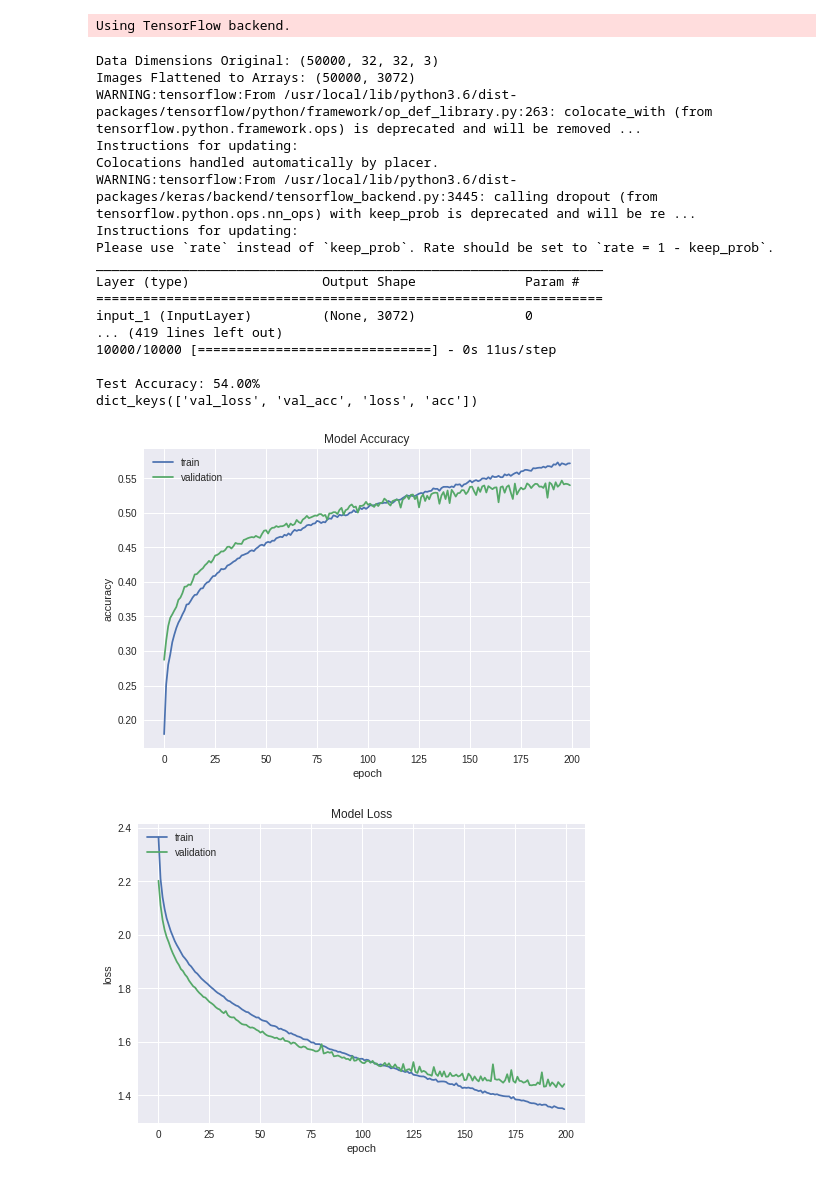
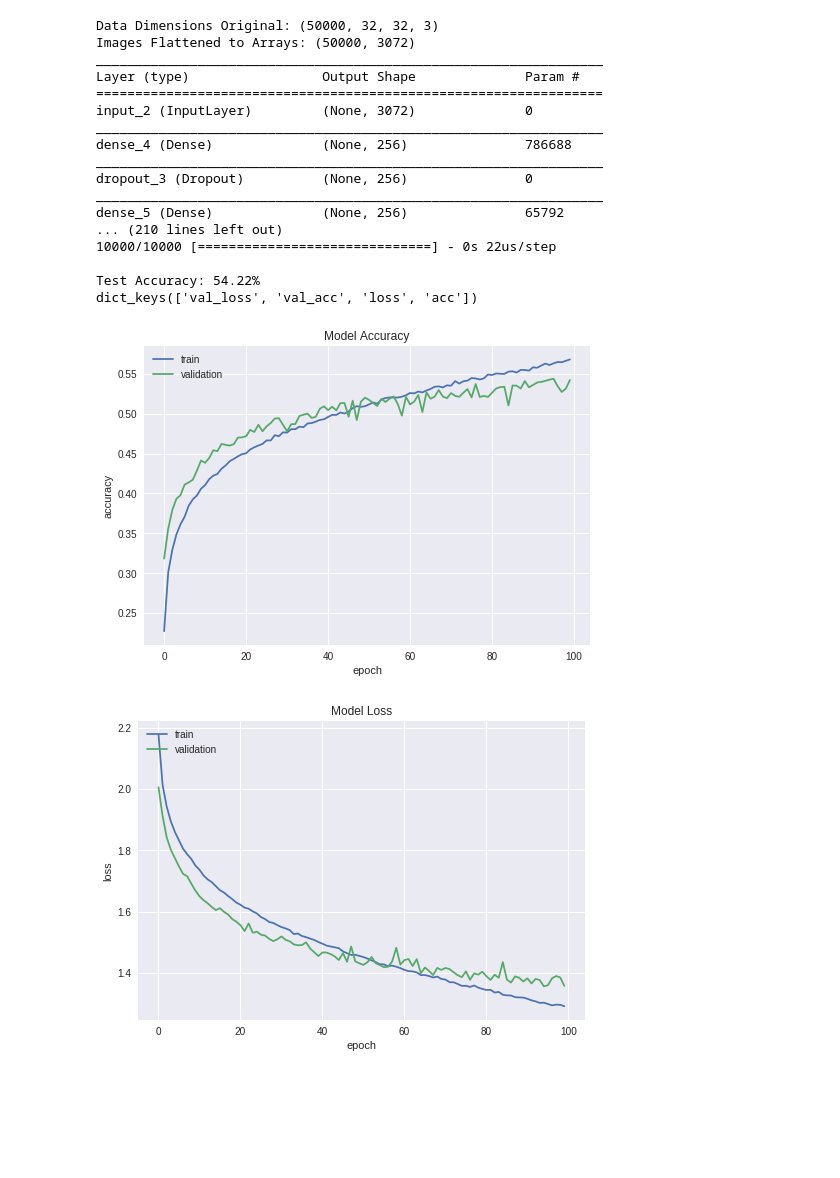
Before and after one commit to henritomas/-CoE197-Z-Tomas-DL-Experiments, a Jupyter notebook: [COE_197_Z]_My_3_Layer_MLP_on_CIFAR_10.ipynb, the cells around one changed output. Cells and saved outputs as stored; diff of their text form; code cells hidden in the pictures; blank space fills up the shorter version.

```diff
--- a/[COE_197_Z]_My_3_Layer_MLP_on_CIFAR_10.ipynb
+++ b/[COE_197_Z]_My_3_Layer_MLP_on_CIFAR_10.ipynb
@@ -56,10 +55,10 @@ print("Images Flattened to Arrays: {}".format(x_train.shape))
 
 #Network Parameters
 input_dim = (img_array,) #Required na tuple yung dimensions, eh array
-batch_size = 512
-epochs = 200
+batch_size = 128
+epochs = 100
 
-hidden_units = 512
+hidden_units = 256
 dropout = 0.3
 kernel_regularizer = l2(0.0001)
 
@@ -90,50 +89,49 @@ model.compile(loss='categorical_crossentropy',
 
 #Train the model with input images and labels
 history = model.fit(x_train, y_train,
           validation_data=(x_test, y_test),
           epochs=epochs,
           batch_size=batch_size)
 
 #Final Accuracy on Test Data Set
 scores = model.evaluate(x_test, y_test, batch_size=batch_size)
 print("\nTest Accuracy: %.2f%%" % (100.0 * scores[1]))
 
 #Plot validation vs training accuracy
 print(history.history.keys())
 plt.plot(history.history['acc'])
 plt.plot(history.history['val_acc'])
 plt.title('Model Accuracy')
 plt.ylabel('accuracy')
 plt.xlabel('epoch')
 plt.legend(['train', 'validation'], loc='upper left')
 plt.show()
 
 #Plot validation vs training loss
 plt.plot(history.history['loss'])
 plt.plot(history.history['val_loss'])
 plt.title('Model Loss')
 plt.ylabel('loss')
 plt.xlabel('epoch')
 plt.legend(['train', 'validation'], loc='upper left')
 plt.show()
 # %% [output]
-Using TensorFlow backend.
+Data Dimensions Original: (50000, 32, 32, 3)
+Images Flattened to Arrays: (50000, 3072)
+_________________________________________________________________
+Layer (type)                 Output Shape              Param #
+=================================================================
+input_2 (InputLayer)         (None, 3072)              0
+_________________________________________________________________
+dense_4 (Dense)              (None, 256)               786688
+_________________________________________________________________
+dropout_3 (Dropout)          (None, 256)               0
+_________________________________________________________________
+dense_5 (Dense)              (None, 256)               65792
+... (210 lines left out)
+10000/10000 [==============================] - 0s 22us/step
+
+Test Accuracy: 54.22%
+dict_keys(['val_loss', 'val_acc', 'loss', 'acc'])
-Data Dimensions Original: (50000, 32, 32, 3)
-Images Flattened to Arrays: (50000, 3072)
-WARNING:tensorflow:From /usr/local/lib/python3.6/dist-packages/tensorflow/python/framework/op_def_library.py:263: colocate_with (from tensorflow.python.framework.ops) is deprecated and will be removed ...
-Instructions for updating:
-Colocations handled automatically by placer.
-WARNING:tensorflow:From /usr/local/lib/python3.6/dist-packages/keras/backend/tensorflow_backend.py:3445: calling dropout (from tensorflow.python.ops.nn_ops) with keep_prob is deprecated and will be re ...
-Instructions for updating:
-Please use `rate` instead of `keep_prob`. Rate should be set to `rate = 1 - keep_prob`.
-_________________________________________________________________
-Layer (type)                 Output Shape              Param #
-=================================================================
-input_1 (InputLayer)         (None, 3072)              0
-... (419 lines left out)
-10000/10000 [==============================] - 0s 11us/step
-
-Test Accuracy: 54.00%
-dict_keys(['val_loss', 'val_acc', 'loss', 'acc'])
-[figure, old version]
+[figure, new version]
-[figure, old version]
+[figure, new version]
```
Also changed, not shown: parts of 1 cell of this notebook.
